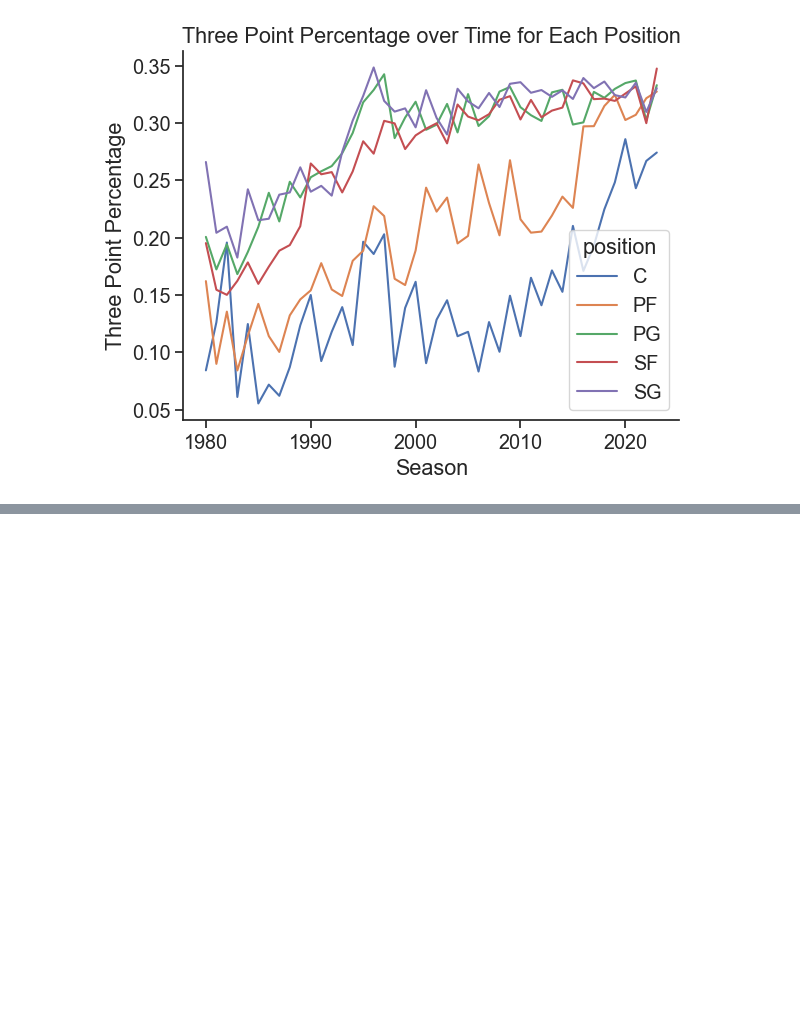
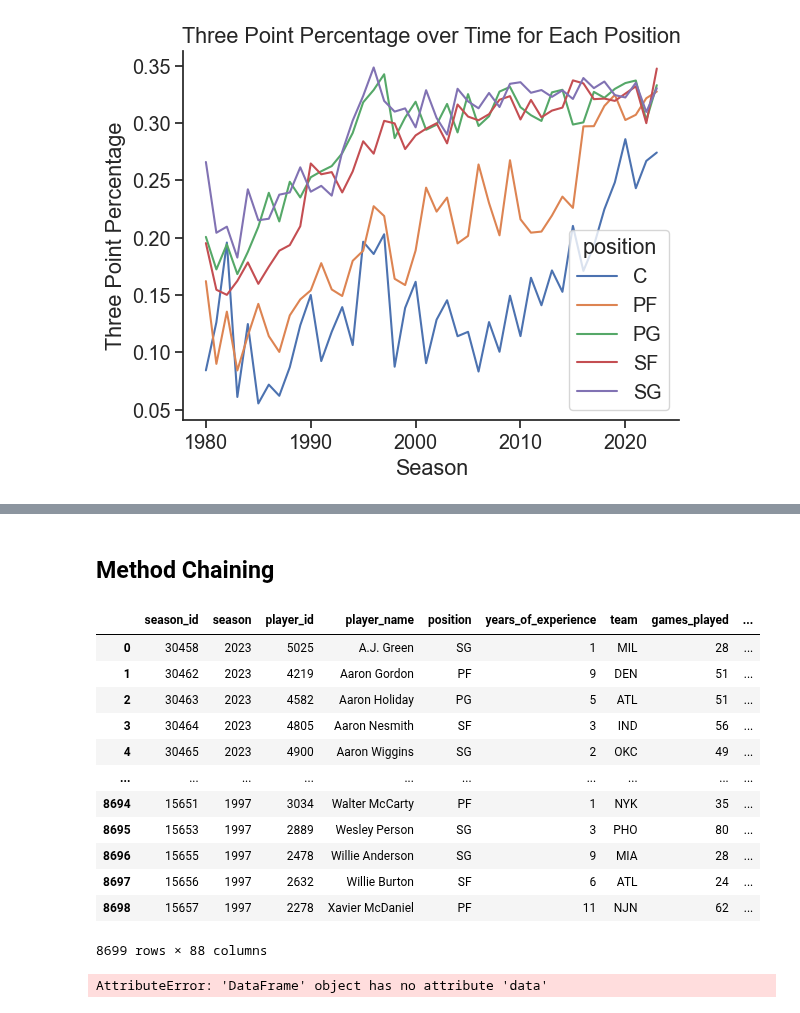
Before and after one commit to ubco-W2022T2-data301/project-group-group-23, a Jupyter notebook: analysis/analysis2.ipynb, the cells around one changed output, grey strips where cells are left out. Drawn from its saved outputs; the diff is of its cells as text; code cells hidden in the pictures; blank space fills up the shorter version.

```diff
--- a/analysis/analysis2.ipynb
+++ b/analysis/analysis2.ipynb
@@ -64,0 +60,2 @@ The fourth graph shows that for guards and small forwards, three point percentag
+# %% [markdown]
+## Method Chaining
@@ -64,0 +65,25 @@ The fourth graph shows that for guards and small forwards, three point percentag
+# %%
+data=pd.read_csv("../data/processed/merged_cleaned.csv")
+data
+# %% [output]
+|  | season_id | season | player_id | player_name | position | years_of_experience | team | games_played | ... |
+| 0 | 30458 | 2023 | 5025 | A.J. Green | SG | 1 | MIL | 28 | ... |
+| 1 | 30462 | 2023 | 4219 | Aaron Gordon | PF | 9 | DEN | 51 | ... |
+| 2 | 30463 | 2023 | 4582 | Aaron Holiday | PG | 5 | ATL | 51 | ... |
+| 3 | 30464 | 2023 | 4805 | Aaron Nesmith | SF | 3 | IND | 56 | ... |
+| 4 | 30465 | 2023 | 4900 | Aaron Wiggins | SG | 2 | OKC | 49 | ... |
+| ... | ... | ... | ... | ... | ... | ... | ... | ... | ... |
+| 8694 | 15651 | 1997 | 3034 | Walter McCarty | PF | 1 | NYK | 35 | ... |
+| 8695 | 15653 | 1997 | 2889 | Wesley Person | SG | 3 | PHO | 80 | ... |
+| 8696 | 15655 | 1997 | 2478 | Willie Anderson | SG | 9 | MIA | 28 | ... |
+| 8697 | 15656 | 1997 | 2632 | Willie Burton | SF | 6 | ATL | 24 | ... |
+| 8698 | 15657 | 1997 | 2278 | Xavier McDaniel | PF | 11 | NJN | 62 | ... |
+8699 rows × 88 columns
+# %%
+df = (
+    pd.DataFrame(data.data,columns=data.columns)
+)
+
+df
+# %% [output]
+AttributeError: 'DataFrame' object has no attribute 'data'
```
Also changed, not shown: parts of 13 cells of this notebook, 14 other files.
